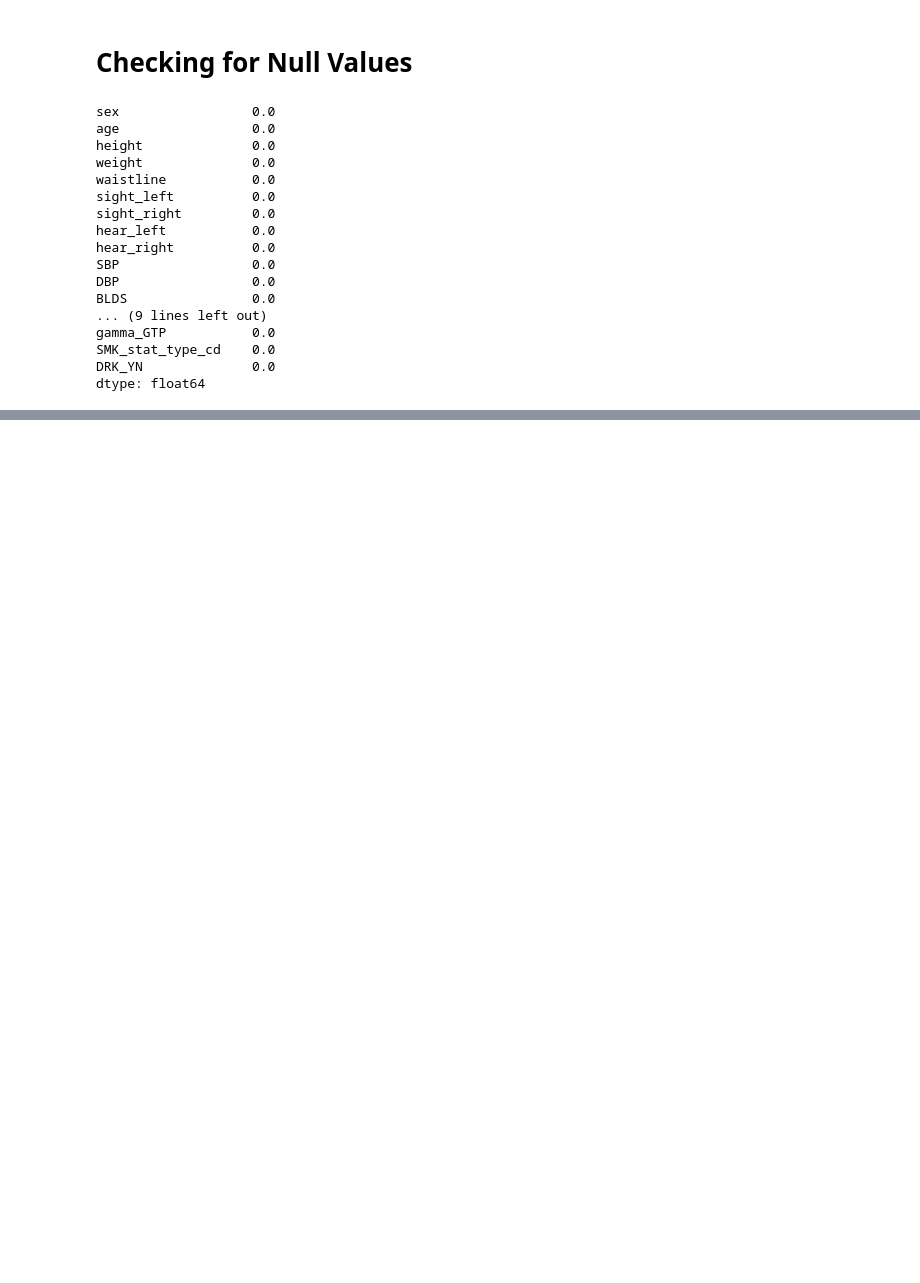
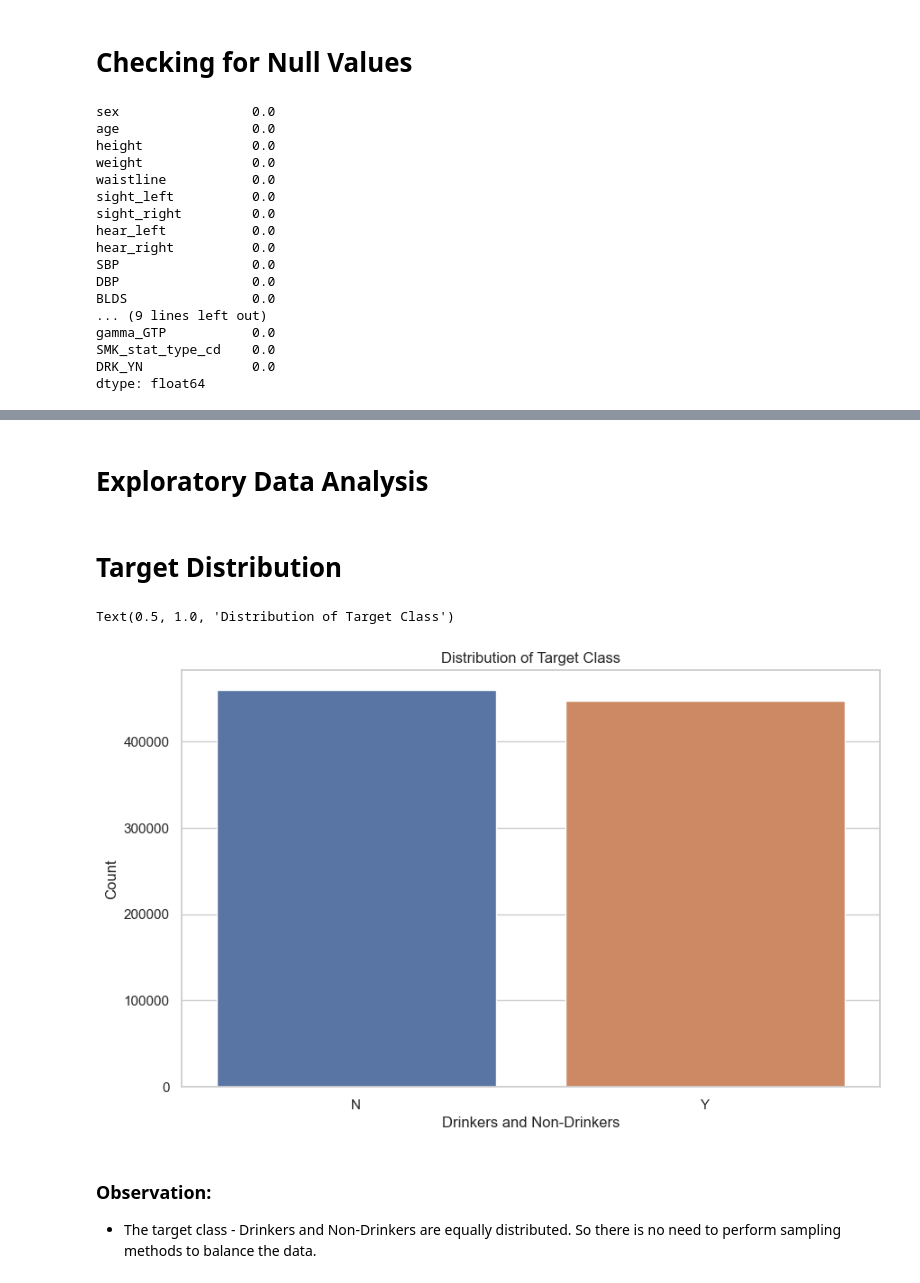
Before and after one commit to BVishal-Geek/Alcohol-Classification, a Jupyter notebook: src/Main.ipynb, the cells around one changed output, grey strips where cells are left out. Saved outputs shown, nothing was run; the diff lists cells and outputs as text; code cells hidden in the pictures; blank space fills up the shorter version.

```diff
--- a/src/Main.ipynb
+++ b/src/Main.ipynb
@@ -76,0 +274,17 @@ dtype: float64
+# %% [markdown]
+# Exploratory Data Analysis
+# %% [markdown]
+# Target Distribution
+# %%
+plt.figure(figsize=(10,6))
+target_distribution = df_cleaned.groupby('DRK_YN').size().reset_index(name='count')
+sns.barplot(data=df_cleaned, x=target_distribution['DRK_YN'], y=target_distribution['count'])
+plt.xlabel('Drinkers and Non-Drinkers')
+plt.ylabel('Count')
+plt.title('Distribution of Target Class')
+# %% [output]
+Text(0.5, 1.0, 'Distribution of Target Class')
+[figure, added]
+# %% [markdown]
+### Observation:
+- The target class - Drinkers and Non-Drinkers are equally distributed. So there is no need to perform sampling methods to balance the data.
```
Also changed, not shown: parts of 78 cells of this notebook.
